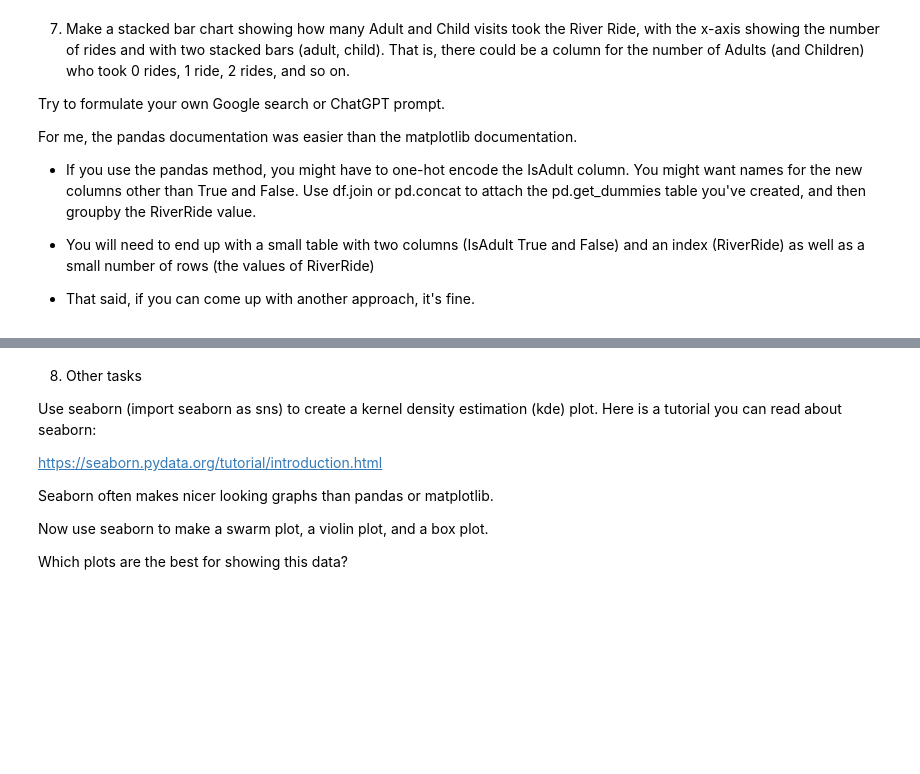
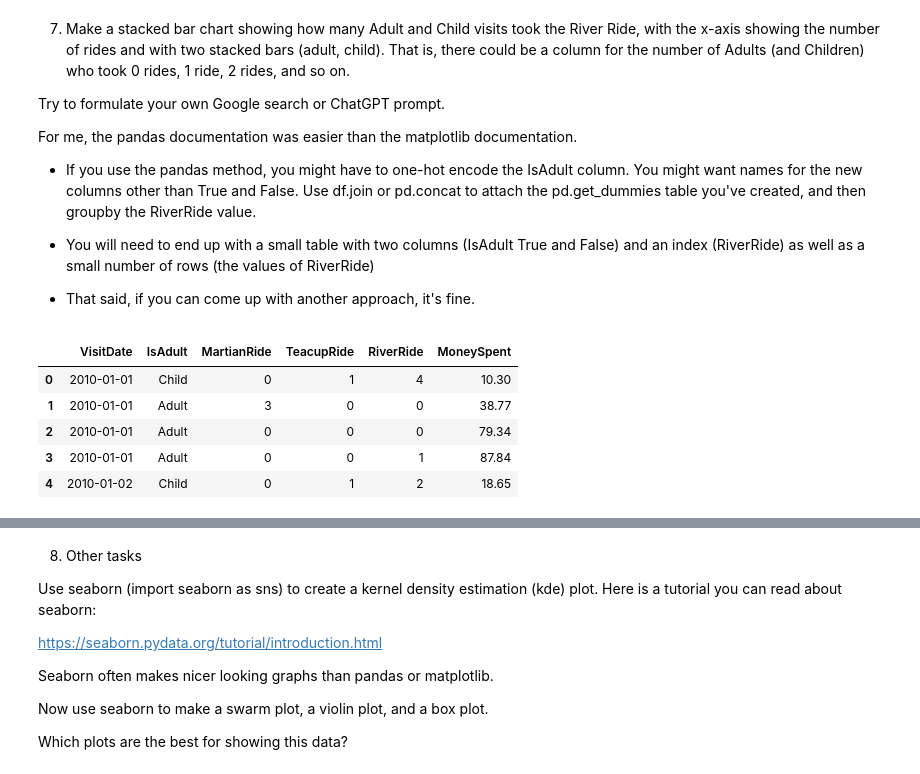
Before and after one commit to DaveD-BU/DX699-2025-spring-B2, a Jupyter notebook: OMDS-ModB2-Week3-Davis-David.ipynb, the cells around one changed output, grey strips where cells are left out. Drawn from its saved outputs; the diff is of its cells as text; code cells hidden in the pictures; blank space fills up the shorter version.

```diff
--- a/OMDS-ModB2-Week3-Davis-David.ipynb
+++ b/OMDS-ModB2-Week3-Davis-David.ipynb
@@ -368,3 +368,12 @@ For me, the pandas documentation was easier than the matplotlib documentation.
 * You will need to end up with a small table with two columns (IsAdult True and False) and an index (RiverRide) as well as a small number of rows (the values of RiverRide)
 
 * That said, if you can come up with another approach, it's fine.
+# %%
+df.head()
+# %% [output]
+|  | VisitDate | IsAdult | MartianRide | TeacupRide | RiverRide | MoneySpent |
+| 0 | 2010-01-01 | Child | 0 | 1 | 4 | 10.30 |
+| 1 | 2010-01-01 | Adult | 3 | 0 | 0 | 38.77 |
+| 2 | 2010-01-01 | Adult | 0 | 0 | 0 | 79.34 |
+| 3 | 2010-01-01 | Adult | 0 | 0 | 1 | 87.84 |
+| 4 | 2010-01-02 | Child | 0 | 1 | 2 | 18.65 |
```
Also changed, not shown: parts of 3 cells of this notebook, 1 other file.
